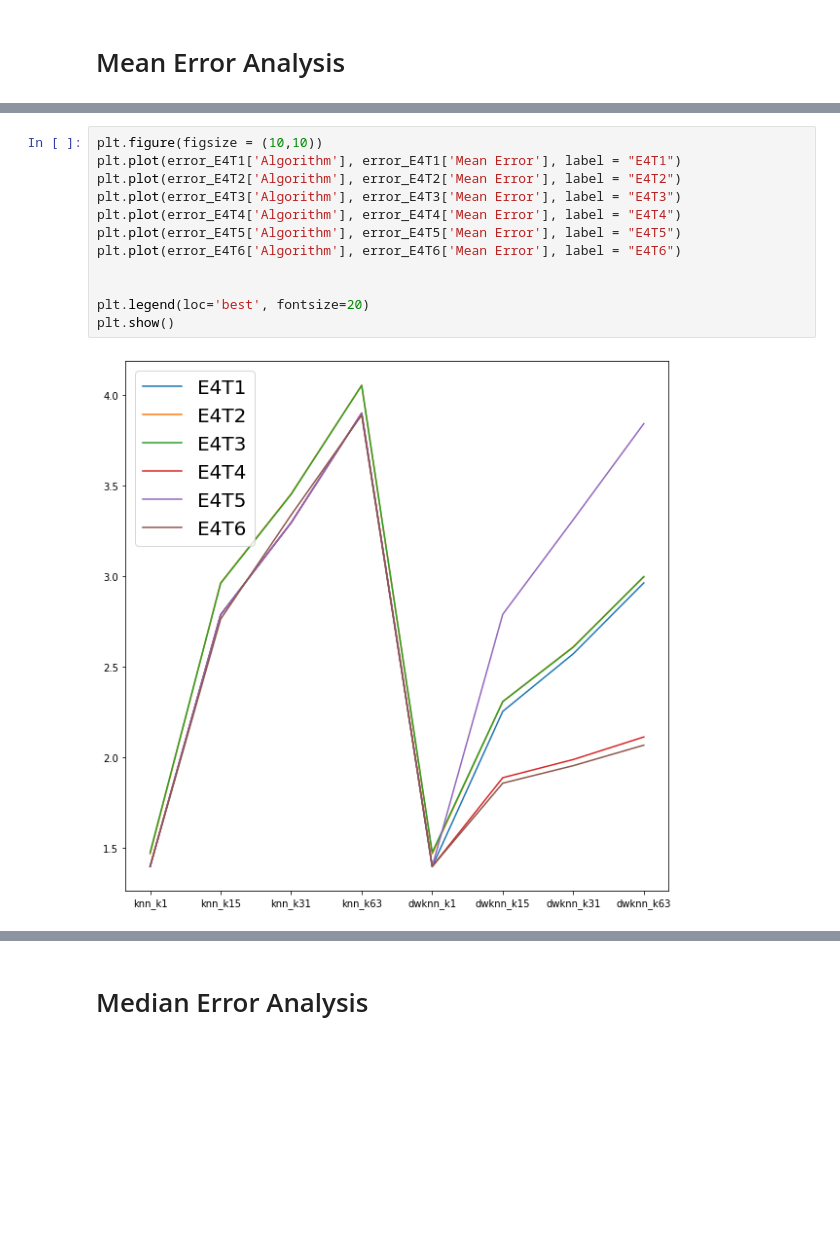
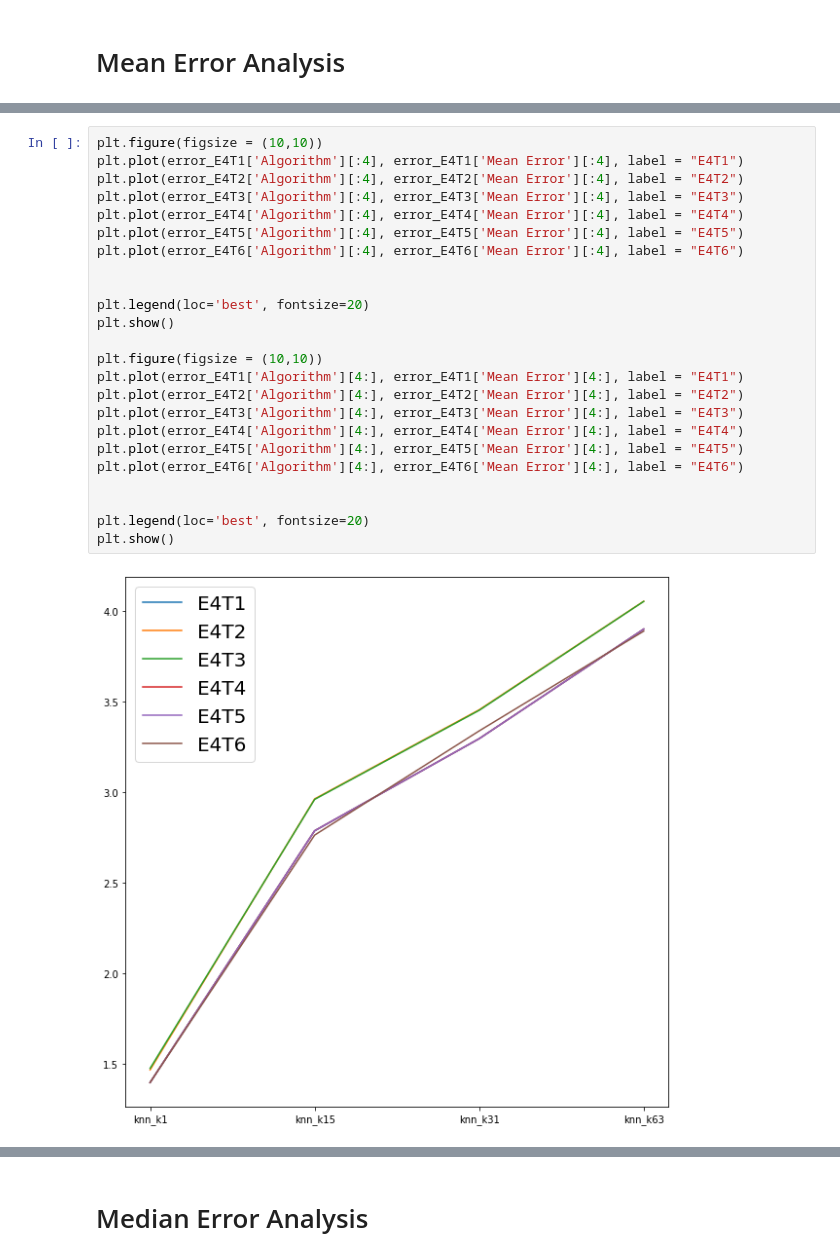
Before and after one commit to xaviergoh/IPS_FYP_DataModel, a Jupyter notebook: E4/[FIM] Error Analysis (Cross-Trial) - E4.ipynb, the cells around one changed output, grey strips where cells are left out. Cells and saved outputs as stored; diff of their text form; blank space fills up the shorter version.

```diff
--- a/E4/[FIM] Error Analysis (Cross-Trial) - E4.ipynb
+++ b/E4/[FIM] Error Analysis (Cross-Trial) - E4.ipynb
@@ -65,14 +54,26 @@ plt.show()
 # %%
 plt.figure(figsize = (10,10))
-plt.plot(error_E4T1['Algorithm'], error_E4T1['Mean Error'], label = "E4T1")
-plt.plot(error_E4T2['Algorithm'], error_E4T2['Mean Error'], label = "E4T2")
-plt.plot(error_E4T3['Algorithm'], error_E4T3['Mean Error'], label = "E4T3")
-plt.plot(error_E4T4['Algorithm'], error_E4T4['Mean Error'], label = "E4T4")
-plt.plot(error_E4T5['Algorithm'], error_E4T5['Mean Error'], label = "E4T5")
-plt.plot(error_E4T6['Algorithm'], error_E4T6['Mean Error'], label = "E4T6")
+plt.plot(error_E4T1['Algorithm'][:4], error_E4T1['Mean Error'][:4], label = "E4T1")
+plt.plot(error_E4T2['Algorithm'][:4], error_E4T2['Mean Error'][:4], label = "E4T2")
+plt.plot(error_E4T3['Algorithm'][:4], error_E4T3['Mean Error'][:4], label = "E4T3")
+plt.plot(error_E4T4['Algorithm'][:4], error_E4T4['Mean Error'][:4], label = "E4T4")
+plt.plot(error_E4T5['Algorithm'][:4], error_E4T5['Mean Error'][:4], label = "E4T5")
+plt.plot(error_E4T6['Algorithm'][:4], error_E4T6['Mean Error'][:4], label = "E4T6")
 
 
 plt.legend(loc='best', fontsize=20)
 plt.show()
+
+plt.figure(figsize = (10,10))
+plt.plot(error_E4T1['Algorithm'][4:], error_E4T1['Mean Error'][4:], label = "E4T1")
+plt.plot(error_E4T2['Algorithm'][4:], error_E4T2['Mean Error'][4:], label = "E4T2")
+plt.plot(error_E4T3['Algorithm'][4:], error_E4T3['Mean Error'][4:], label = "E4T3")
+plt.plot(error_E4T4['Algorithm'][4:], error_E4T4['Mean Error'][4:], label = "E4T4")
+plt.plot(error_E4T5['Algorithm'][4:], error_E4T5['Mean Error'][4:], label = "E4T5")
+plt.plot(error_E4T6['Algorithm'][4:], error_E4T6['Mean Error'][4:], label = "E4T6")
+
+
+plt.legend(loc='best', fontsize=20)
+plt.show()
 # %% [output]
-[figure, old version]
+[figure, new version]
```
Also changed, not shown: parts of 2 cells of this notebook, 53 other files.
